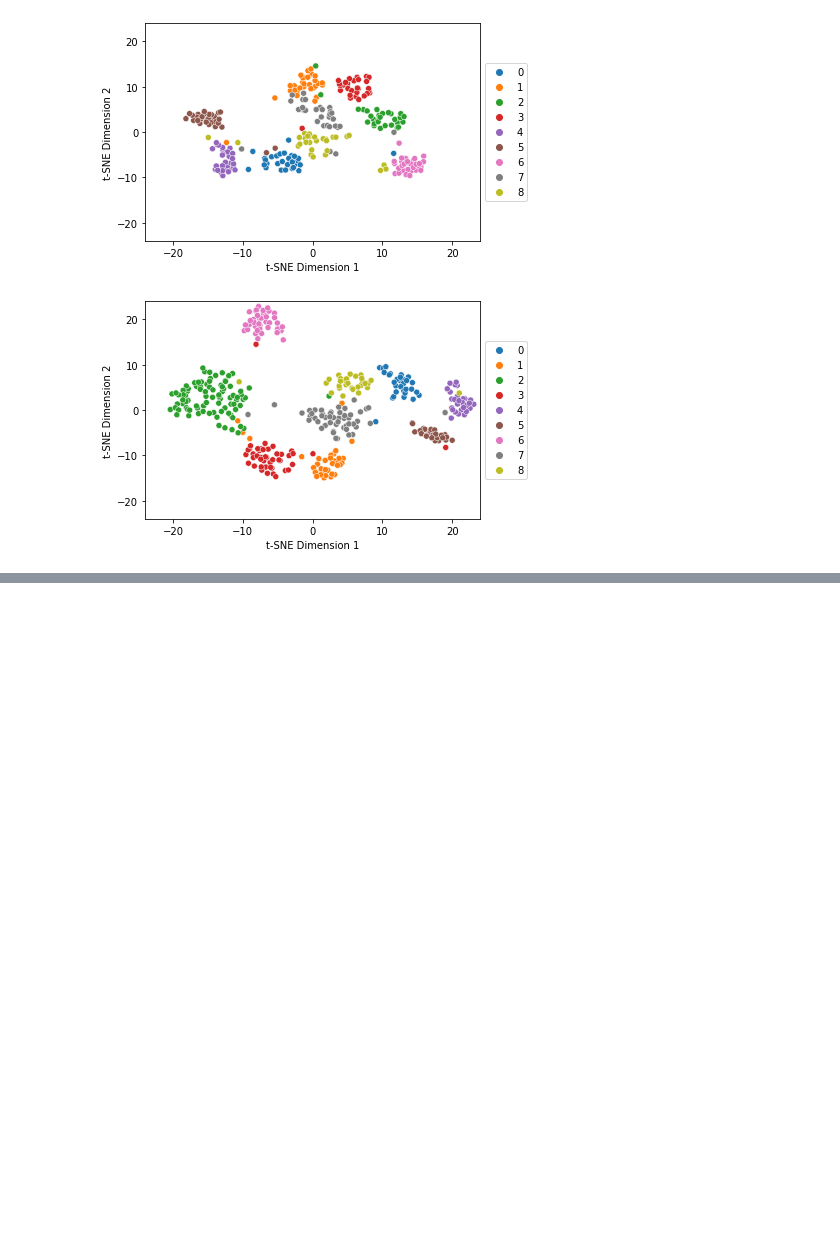
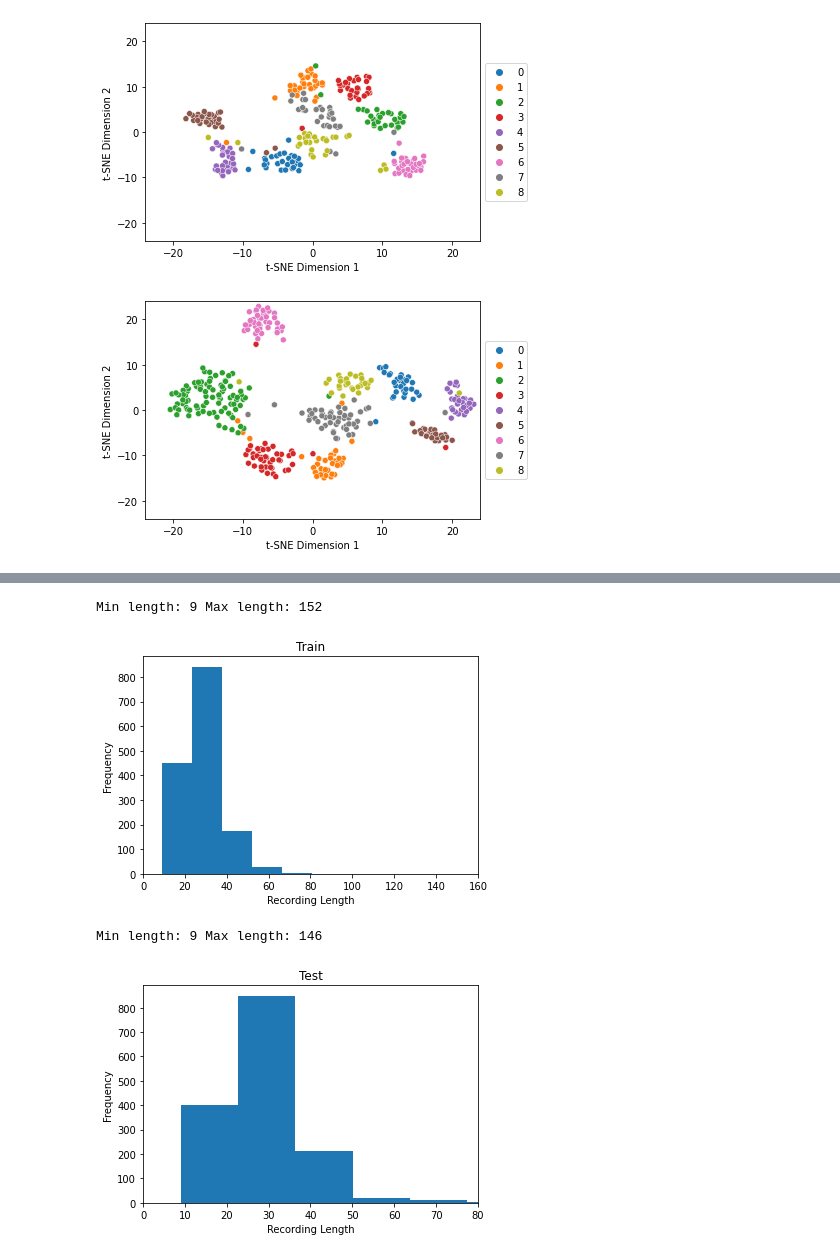
Before and after one commit to NikolaiHerrmann/audio-classifier, a Jupyter notebook: classifier.ipynb, the cells around one changed output, grey strips where cells are left out. Drawn from its saved outputs; the diff is of its cells as text; code cells hidden in the pictures; blank space fills up the shorter version.

```diff
--- a/classifier.ipynb
+++ b/classifier.ipynb
@@ -142,12 +147,12 @@ plt.show()
 # %% [output]
 [figure]
 # %%
-def plot_rec_len_freq(data_ls, title, xlab="Recording Length"):
+def plot_rec_len_freq(data_ls, title, xmax=30, xlab="Recording Length"):
     lens = [x.shape[0] for x in data_ls]
     min_, max_ = min(lens), max(lens)
     print("Min length:", min_, "Max length:", max_)
     plt.hist(lens)
-    plt.xlim(0, 30)
+    plt.xlim(0, xmax)
     plt.xlabel(xlab)
     plt.ylabel("Frequency")
     plt.title(title)
@@ -348,0 +364,29 @@ F1-Score 0.9756840978901437
+# %%
+DIGIT_SPEAKERS = ["george", "jackson", "lucas", "nicolas", "theo", "yweweler"]
+
+def read_digits(path, is_lpcc=True):
+    X = []
+    y_digit = []
+    y_speaker = []
+
+    for speaker_idx, speaker in enumerate(DIGIT_SPEAKERS):
+        for digit in range(10):
+            for i in range(50):
+                type_ = "lpcc" if is_lpcc else "mfcc"
+                filename = str(digit) + "_" + speaker + "_" + str(i) + "_" + type_ + ".txt"
+                m = np.genfromtxt(os.path.join(path, filename), delimiter=',')
+                X.append(m)
+                y_digit.append(digit)
+                y_speaker.append(speaker_idx)
+    return X, y_digit, y_speaker
+# %%
+X_digits, y_digits_num, y_digits_speaker = read_digits(os.path.join("spoken_digits", "txt_lpccs"))
+X_train_digits, X_test_digits, y_train_digits, y_test_digits = train_test_split(X_digits, y_digits_speaker, test_size=0.5, stratify=y_digits_speaker)
+# %%
+plot_rec_len_freq(X_train_digits, "Train", xmax=160)
+plot_rec_len_freq(X_test_digits, "Test", xmax=80)
+# %% [output]
+Min length: 9 Max length: 152
+[figure, added]
+Min length: 9 Max length: 146
+[figure, added]
```
Also changed, not shown: parts of 18 cells of this notebook.
